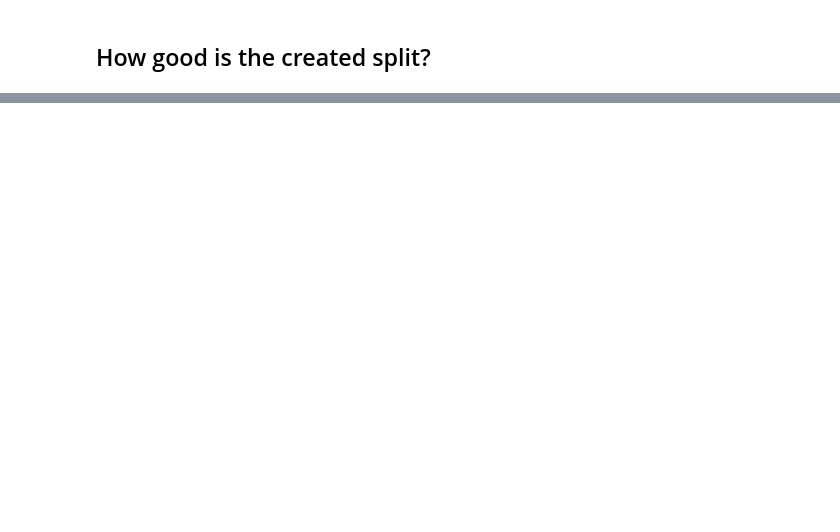
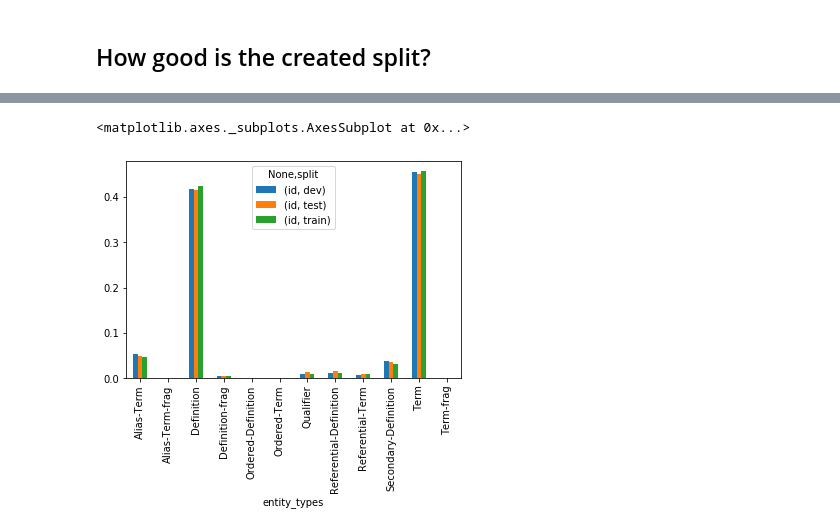
Before and after one commit to DFKI-NLP/defx, a Jupyter notebook: notebooks/dataset_analysis.ipynb, the cells around one changed output, grey strips where cells are left out. Cells and saved outputs as stored; diff of their text form; code cells hidden in the pictures; blank space fills up the shorter version.

```diff
--- a/notebooks/dataset_analysis.ipynb
+++ b/notebooks/dataset_analysis.ipynb
@@ -347,0 +346,7 @@ split_df[['split',
+# %%
+entity_types_by_split = split_df.query('num_entities > 0')[['split', 'entity_types', 'id']].explode('entity_types').groupby(['split', 'entity_types']).count()
+entity_types_by_split = entity_types_by_split.unstack(level=0)
+(entity_types_by_split/entity_types_by_split.sum()).plot.bar()
+# %% [output]
+<matplotlib.axes._subplots.AxesSubplot at 0x...>
+[figure, added]
```
Also changed, not shown: parts of 39 cells of this notebook.
